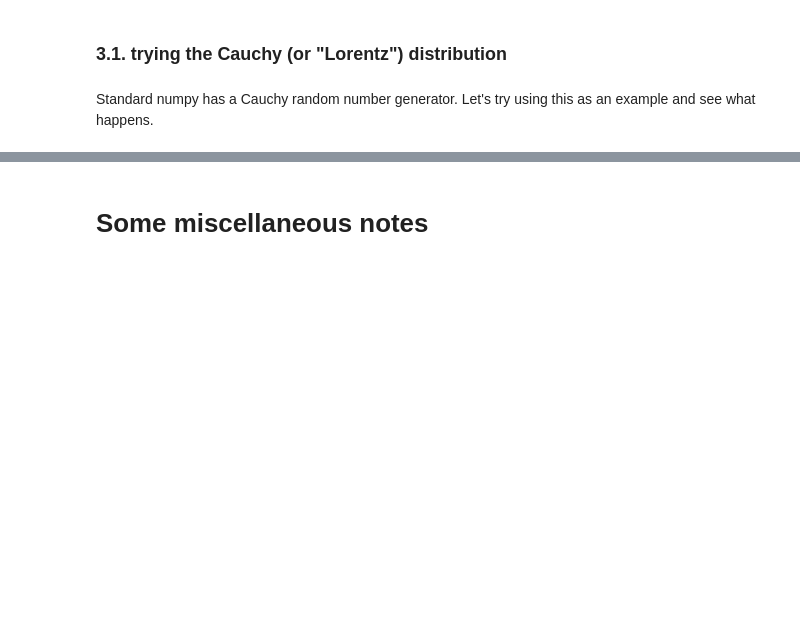
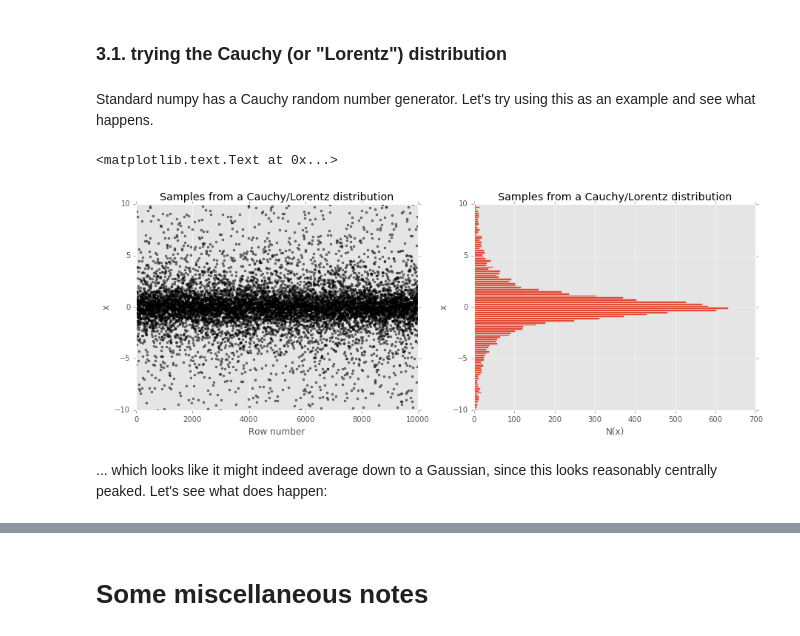
Before and after one commit to willclarkson/astr330_umdearborn, a Jupyter notebook: notebooks/astr330_stats01_CentralLimitTheorem_and_Gaussian.ipynb, the cells around one changed output, grey strips where cells are left out. Drawn from its saved outputs; the diff is of its cells as text; code cells hidden in the pictures; blank space fills up the shorter version.

Commit message:
Minor updates for plotting

```diff
--- a/notebooks/astr330_stats01_CentralLimitTheorem_and_Gaussian.ipynb
+++ b/notebooks/astr330_stats01_CentralLimitTheorem_and_Gaussian.ipynb
@@ -473,6 +478,32 @@ Formally, the second moment (the variance, or $\sigma^2$) of the parent distribu
 Standard numpy has a Cauchy random number generator. Let's try using this as an example and see what happens.
 # %%
 #help(np.random.standard_cauchy)
+# %%
+# let's familiarize ourselves with this distribution:
+xCauchy = np.random.standard_cauchy(10000)
+
+# set up a plotting range
+xLimsCauchy = (-10., 10.)
+
+plt.figure(15, figsize=(15,5))
+plt.clf()
+plt.subplot(121)
+plt.plot(xCauchy, 'k.', alpha=0.5)
+plt.xlabel('Row number')
+plt.ylabel('x')
+plt.ylim(xLimsCauchy)
+plt.title('Samples from a Cauchy/Lorentz distribution')
+
+plt.subplot(122)
+plt.hist(xCauchy, 100, range=xLimsCauchy, orientation='horizontal')
+plt.ylabel('x')
+plt.xlabel('N(x)')
+plt.title('Samples from a Cauchy/Lorentz distribution')
+# %% [output]
+<matplotlib.text.Text at 0x...>
+[figure, added]
+# %% [markdown]
+... which looks like it might indeed average down to a Gaussian, since this looks reasonably centrally peaked. Let's see what does happen:
 # %%
 nPoints = 50000
 mSamples = 50
```
Also changed, not shown: parts of 23 cells of this notebook.
